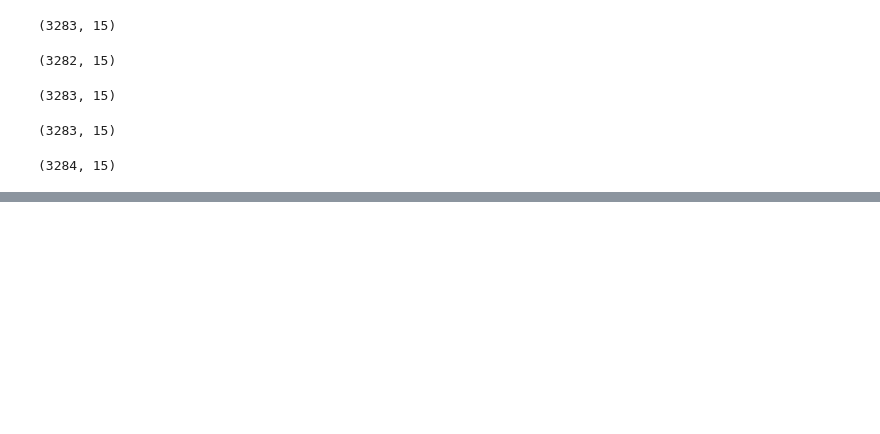
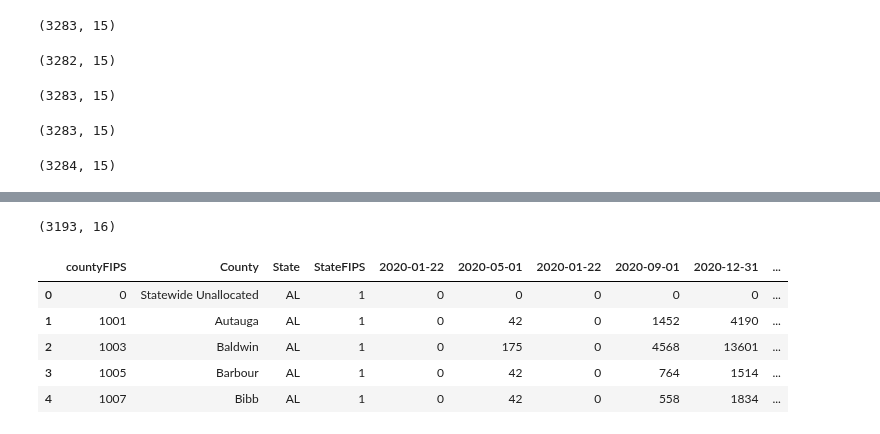
Before and after one commit to rafirahman27/Preparing_for_the_next_Pandemic, a Jupyter notebook: Katie.ipynb, the cells around one changed output, grey strips where cells are left out. Drawn from its saved outputs; the diff is of its cells as text; code cells hidden in the pictures; blank space fills up the shorter version.

```diff
--- a/Katie.ipynb
+++ b/Katie.ipynb
@@ -767,0 +832,13 @@ covid_vax[covid_vax['Date'] == '4/30/2022'].shape
+# %%
+cases_county.shape
+# %% [output]
+(3193, 16)
+# %%
+cases_county.head()
+# %% [output]
+|  | countyFIPS | County | State | StateFIPS | 2020-01-22 | 2020-05-01 | 2020-01-22 | 2020-09-01 | 2020-12-31 | ... |
+| 0 | 0 | Statewide Unallocated | AL | 1 | 0 | 0 | 0 | 0 | 0 | ... |
+| 1 | 1001 | Autauga | AL | 1 | 0 | 42 | 0 | 1452 | 4190 | ... |
+| 2 | 1003 | Baldwin | AL | 1 | 0 | 175 | 0 | 4568 | 13601 | ... |
+| 3 | 1005 | Barbour | AL | 1 | 0 | 42 | 0 | 764 | 1514 | ... |
+| 4 | 1007 | Bibb | AL | 1 | 0 | 42 | 0 | 558 | 1834 | ... |
```
Also changed, not shown: parts of 12 cells of this notebook.
